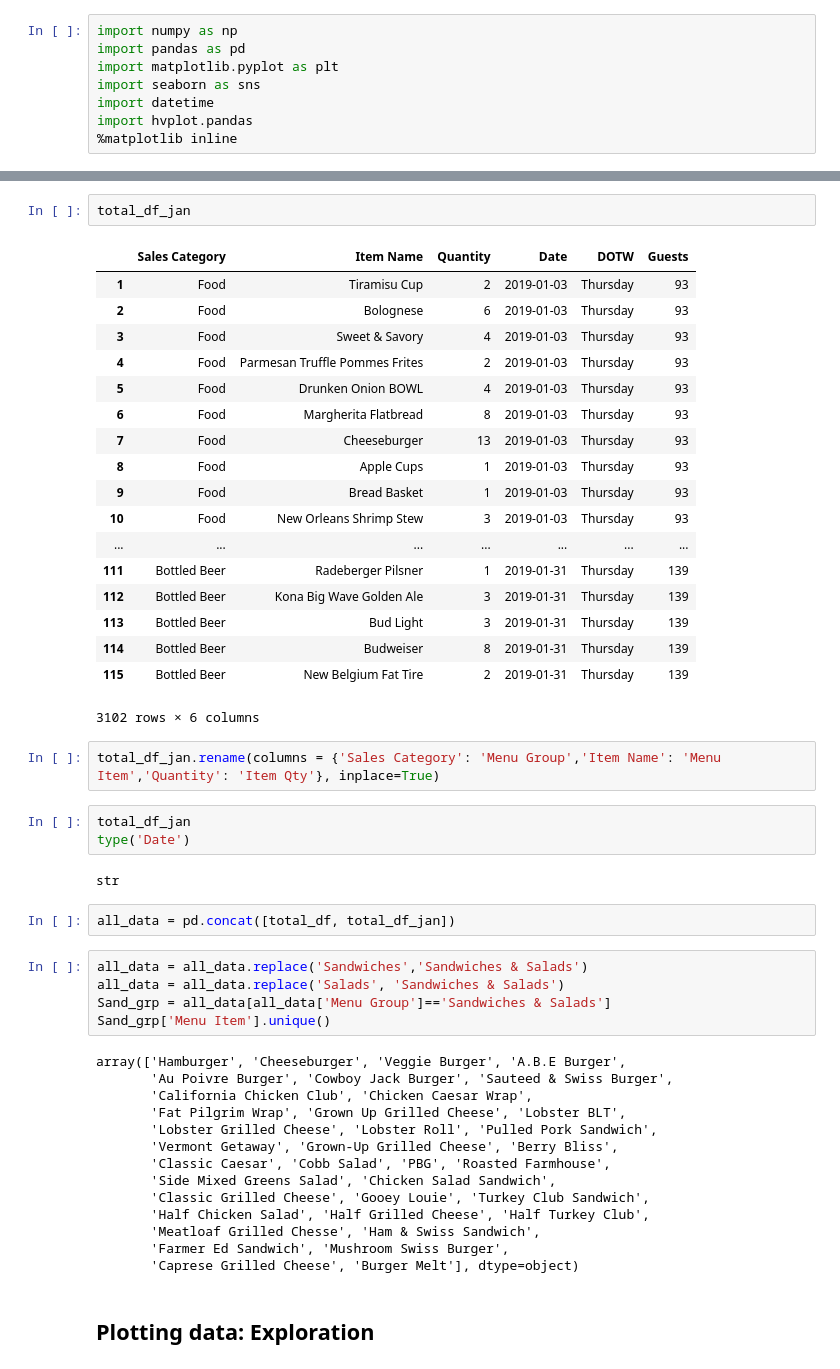
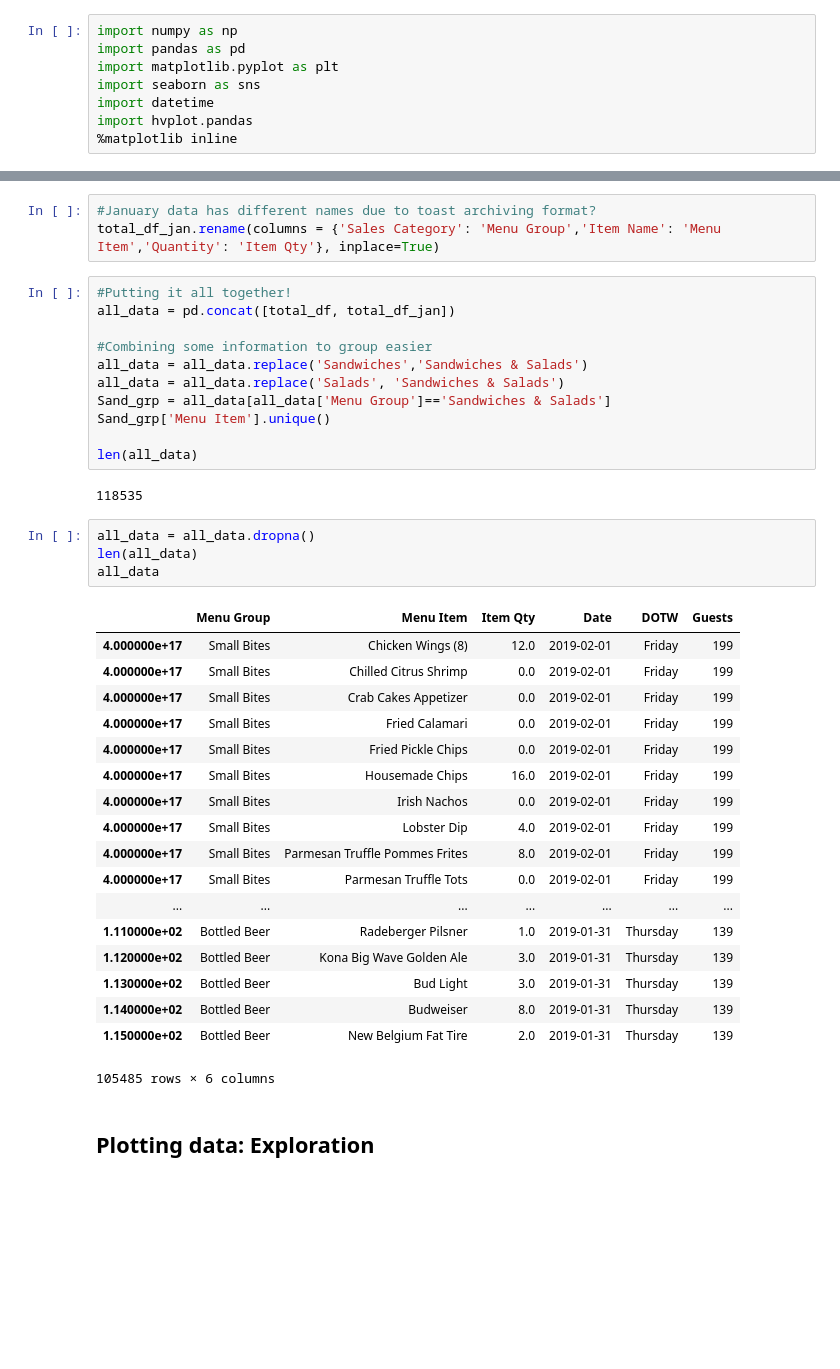
Before and after one commit to harr1582/Restaurant-Data-Project, a Jupyter notebook: Restaurant Preprocessing.ipynb, the cells around one changed output, grey strips where cells are left out. Cells and saved outputs as stored; diff of their text form; blank space fills up the shorter version.

```diff
--- a/Restaurant Preprocessing.ipynb
+++ b/Restaurant Preprocessing.ipynb
@@ -155,52 +145,42 @@ See the caveats in the documentation: http://pandas.pydata.org/pandas-docs/stabl
-# %%
-total_df_jan
-# %% [output]
-|  | Sales Category | Item Name | Quantity | Date | DOTW | Guests |
-| 1 | Food | Tiramisu Cup | 2 | 2019-01-03 | Thursday | 93 |
-| 2 | Food | Bolognese | 6 | 2019-01-03 | Thursday | 93 |
-| 3 | Food | Sweet & Savory | 4 | 2019-01-03 | Thursday | 93 |
-| 4 | Food | Parmesan Truffle Pommes Frites | 2 | 2019-01-03 | Thursday | 93 |
-| 5 | Food | Drunken Onion BOWL | 4 | 2019-01-03 | Thursday | 93 |
-| 6 | Food | Margherita Flatbread | 8 | 2019-01-03 | Thursday | 93 |
-| 7 | Food | Cheeseburger | 13 | 2019-01-03 | Thursday | 93 |
-| 8 | Food | Apple Cups | 1 | 2019-01-03 | Thursday | 93 |
-| 9 | Food | Bread Basket | 1 | 2019-01-03 | Thursday | 93 |
-| 10 | Food | New Orleans Shrimp Stew | 3 | 2019-01-03 | Thursday | 93 |
-| ... | ... | ... | ... | ... | ... | ... |
-| 111 | Bottled Beer | Radeberger Pilsner | 1 | 2019-01-31 | Thursday | 139 |
-| 112 | Bottled Beer | Kona Big Wave Golden Ale | 3 | 2019-01-31 | Thursday | 139 |
-| 113 | Bottled Beer | Bud Light | 3 | 2019-01-31 | Thursday | 139 |
-| 114 | Bottled Beer | Budweiser | 8 | 2019-01-31 | Thursday | 139 |
-| 115 | Bottled Beer | New Belgium Fat Tire | 2 | 2019-01-31 | Thursday | 139 |
-3102 rows × 6 columns
 # %%
+#January data has different names due to toast archiving format?
 total_df_jan.rename(columns = {'Sales Category': 'Menu Group','Item Name': 'Menu Item','Quantity': 'Item Qty'}, inplace=True)
-# %%
-total_df_jan
-type('Date')
-# %% [output]
-str
-# %%
-all_data = pd.concat([total_df, total_df_jan])
 # %%
+#Putting it all together!
+all_data = pd.concat([total_df, total_df_jan])
+
+#Combining some information to group easier
 all_data = all_data.replace('Sandwiches','Sandwiches & Salads')
 all_data = all_data.replace('Salads', 'Sandwiches & Salads')
 Sand_grp = all_data[all_data['Menu Group']=='Sandwiches & Salads']
 Sand_grp['Menu Item'].unique()
+
+len(all_data)
 # %% [output]
-array(['Hamburger', 'Cheeseburger', 'Veggie Burger', 'A.B.E Burger',
-       'Au Poivre Burger', 'Cowboy Jack Burger', 'Sauteed & Swiss Burger',
-       'California Chicken Club', 'Chicken Caesar Wrap',
-       'Fat Pilgrim Wrap', 'Grown Up Grilled Cheese', 'Lobster BLT',
-       'Lobster Grilled Cheese', 'Lobster Roll', 'Pulled Pork Sandwich',
-       'Vermont Getaway', 'Grown-Up Grilled Cheese', 'Berry Bliss',
-       'Classic Caesar', 'Cobb Salad', 'PBG', 'Roasted Farmhouse',
-       'Side Mixed Greens Salad', 'Chicken Salad Sandwich',
-       'Classic Grilled Cheese', 'Gooey Louie', 'Turkey Club Sandwich',
-       'Half Chicken Salad', 'Half Grilled Cheese', 'Half Turkey Club',
-       'Meatloaf Grilled Chesse', 'Ham & Swiss Sandwich',
-       'Farmer Ed Sandwich', 'Mushroom Swiss Burger',
-       'Caprese Grilled Cheese', 'Burger Melt'], dtype=object)
+118535
+# %%
+all_data = all_data.dropna()
+len(all_data)
+all_data
+# %% [output]
+|  | Menu Group | Menu Item | Item Qty | Date | DOTW | Guests |
+| 4.000000e+17 | Small Bites | Chicken Wings (8) | 12.0 | 2019-02-01 | Friday | 199 |
+| 4.000000e+17 | Small Bites | Chilled Citrus Shrimp | 0.0 | 2019-02-01 | Friday | 199 |
+| 4.000000e+17 | Small Bites | Crab Cakes Appetizer | 0.0 | 2019-02-01 | Friday | 199 |
+| 4.000000e+17 | Small Bites | Fried Calamari | 0.0 | 2019-02-01 | Friday | 199 |
+| 4.000000e+17 | Small Bites | Fried Pickle Chips | 0.0 | 2019-02-01 | Friday | 199 |
+| 4.000000e+17 | Small Bites | Housemade Chips | 16.0 | 2019-02-01 | Friday | 199 |
+| 4.000000e+17 | Small Bites | Irish Nachos | 0.0 | 2019-02-01 | Friday | 199 |
+| 4.000000e+17 | Small Bites | Lobster Dip | 4.0 | 2019-02-01 | Friday | 199 |
+| 4.000000e+17 | Small Bites | Parmesan Truffle Pommes Frites | 8.0 | 2019-02-01 | Friday | 199 |
+| 4.000000e+17 | Small Bites | Parmesan Truffle Tots | 0.0 | 2019-02-01 | Friday | 199 |
+| ... | ... | ... | ... | ... | ... | ... |
+| 1.110000e+02 | Bottled Beer | Radeberger Pilsner | 1.0 | 2019-01-31 | Thursday | 139 |
+| 1.120000e+02 | Bottled Beer | Kona Big Wave Golden Ale | 3.0 | 2019-01-31 | Thursday | 139 |
+| 1.130000e+02 | Bottled Beer | Bud Light | 3.0 | 2019-01-31 | Thursday | 139 |
+| 1.140000e+02 | Bottled Beer | Budweiser | 8.0 | 2019-01-31 | Thursday | 139 |
+| 1.150000e+02 | Bottled Beer | New Belgium Fat Tire | 2.0 | 2019-01-31 | Thursday | 139 |
+105485 rows × 6 columns
 # %% [markdown]
 ## Plotting data: Exploration
 # %%
```
Also changed, not shown: parts of 34 cells of this notebook.
